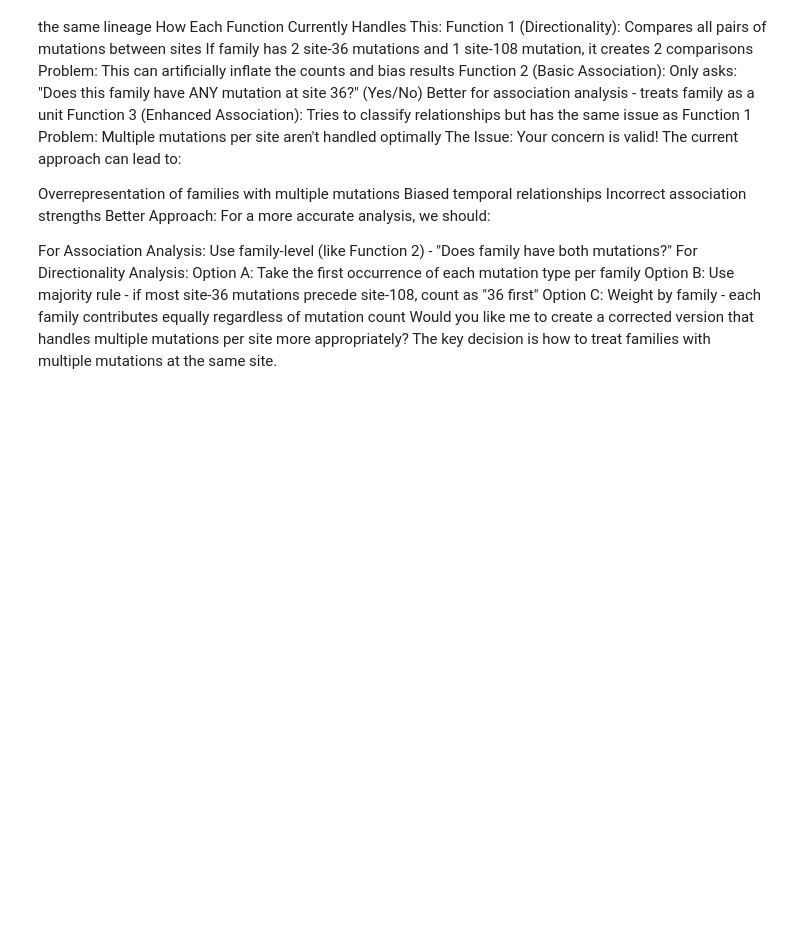
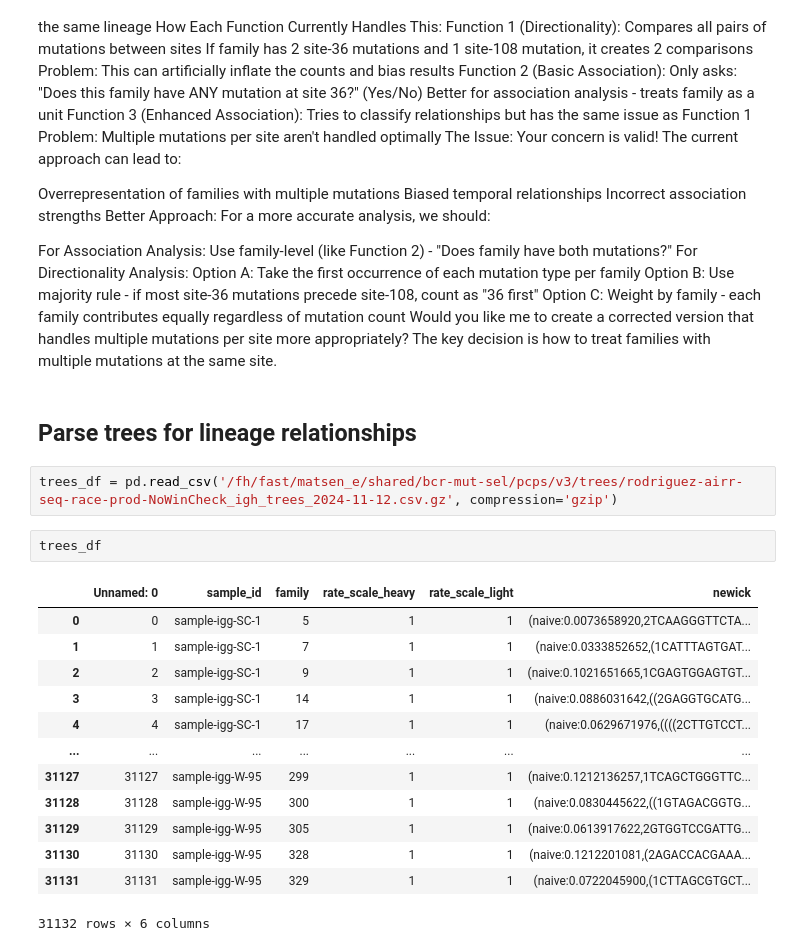
Before and after one commit to matsengrp/dasm-epistasis-experiments, a Jupyter notebook: counts_based_correlation.ipynb, the cells around one changed output. Drawn from its saved outputs; the diff is of its cells as text; blank space fills up the shorter version.

```diff
--- a/counts_based_correlation.ipynb
+++ b/counts_based_correlation.ipynb
@@ -1370,3 +1372,23 @@ Option A: Take the first occurrence of each mutation type per family
 Option B: Use majority rule - if most site-36 mutations precede site-108, count as "36 first"
 Option C: Weight by family - each family contributes equally regardless of mutation count
 Would you like me to create a corrected version that handles multiple mutations per site more appropriately? The key decision is how to treat families with multiple mutations at the same site.
+# %% [markdown]
+## Parse trees for lineage relationships
+# %%
+trees_df = pd.read_csv('/fh/fast/matsen_e/shared/bcr-mut-sel/pcps/v3/trees/rodriguez-airr-seq-race-prod-NoWinCheck_igh_trees_2024-11-12.csv.gz', compression='gzip')
+# %%
+trees_df
+# %% [output]
+|  | Unnamed: 0 | sample_id | family | rate_scale_heavy | rate_scale_light | newick |
+| 0 | 0 | sample-igg-SC-1 | 5 | 1 | 1 | (naive:0.0073658920,2TCAAGGGTTCTA... |
+| 1 | 1 | sample-igg-SC-1 | 7 | 1 | 1 | (naive:0.0333852652,(1CATTTAGTGAT... |
+| 2 | 2 | sample-igg-SC-1 | 9 | 1 | 1 | (naive:0.1021651665,1CGAGTGGAGTGT... |
+| 3 | 3 | sample-igg-SC-1 | 14 | 1 | 1 | (naive:0.0886031642,((2GAGGTGCATG... |
+| 4 | 4 | sample-igg-SC-1 | 17 | 1 | 1 | (naive:0.0629671976,((((2CTTGTCCT... |
+| ... | ... | ... | ... | ... | ... | ... |
+| 31127 | 31127 | sample-igg-W-95 | 299 | 1 | 1 | (naive:0.1212136257,1TCAGCTGGGTTC... |
+| 31128 | 31128 | sample-igg-W-95 | 300 | 1 | 1 | (naive:0.0830445622,((1GTAGACGGTG... |
+| 31129 | 31129 | sample-igg-W-95 | 305 | 1 | 1 | (naive:0.0613917622,2GTGGTCCGATTG... |
+| 31130 | 31130 | sample-igg-W-95 | 328 | 1 | 1 | (naive:0.1212201081,(2AGACCACGAAA... |
+| 31131 | 31131 | sample-igg-W-95 | 329 | 1 | 1 | (naive:0.0722045900,(1CTTAGCGTGCT... |
+31132 rows × 6 columns
```
Also changed, not shown: parts of 12 cells of this notebook.
